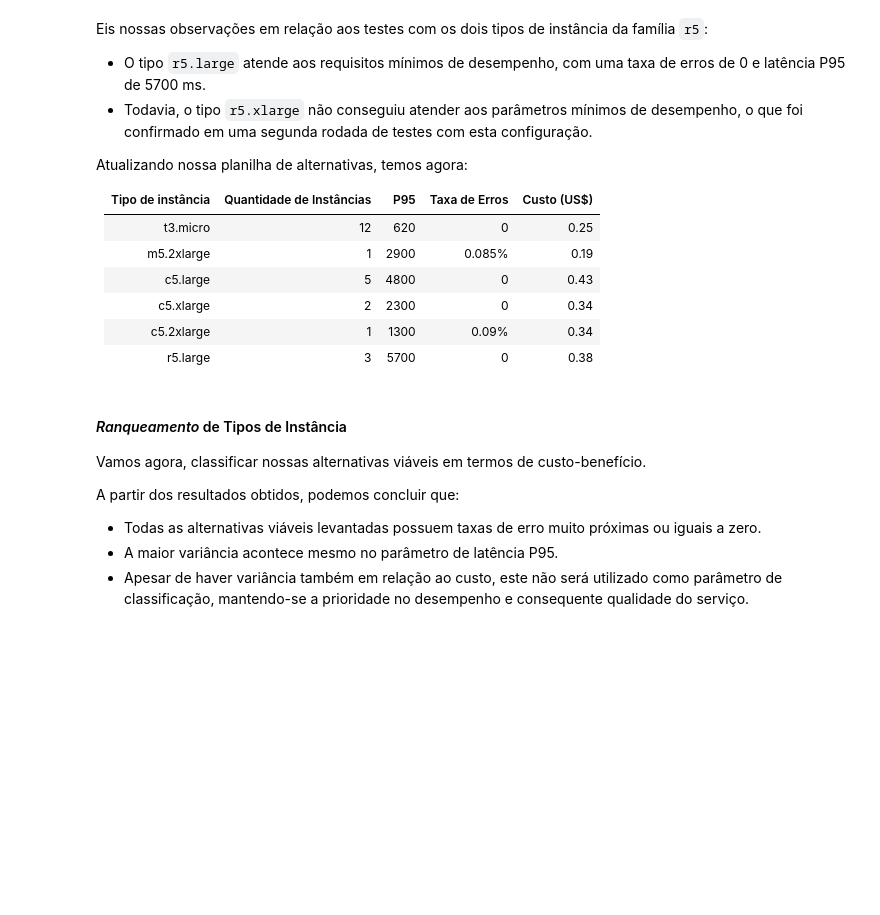
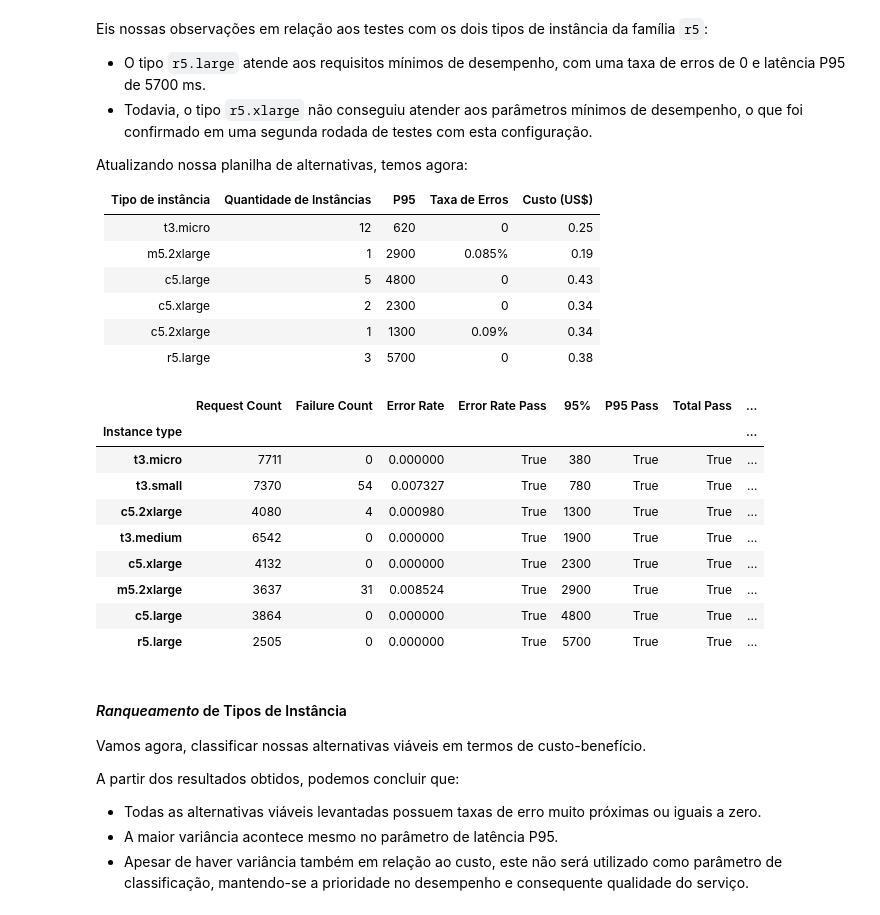
Before and after one commit to jonasluz/DIA.X540.cloud-ai, a Jupyter notebook: Project-4/Project-4.ipynb, the cells around one changed output. Drawn from its saved outputs; the diff is of its cells as text; code cells hidden in the pictures; blank space fills up the shorter version.

```diff
--- a/Project-4/Project-4.ipynb
+++ b/Project-4/Project-4.ipynb
@@ -330,0 +373,9 @@ As observações que se pode depreender dos resultados obtidos para 500 usuário
+# %%
+t3_candidates = [
+    'results/t3-micro_100u_48i_stats.csv',
+    'results/t3-micro_100u_24i_stats.csv',
+    'results/t3-small_100u_24i_stats.csv',
+    'results/t3-medium_100u_12i_stats.csv',
+]
+
+consolidate_results(t3_candidates)
@@ -562,6 +615,24 @@ Atualizando nossa planilha de alternativas, temos agora:
 | c5.xlarge | 2 | 2300 | 0 | 0.34 |
 | c5.2xlarge | 1 | 1300 | 0.09% | 0.34 |
 | r5.large | 3 | 5700 | 0 | 0.38 |
+# %%
+r5_candidates = ['results/r5-large_100u_3i_stats.csv']
+
+candidate_csvs = t3_candidates + m5_candidates + c5_candidates + r5_candidates
+
+df_results = consolidate_results(candidate_csvs)
+df_results
+# %% [output]
+|  | Request Count | Failure Count | Error Rate | Error Rate Pass | 95% | P95 Pass | Total Pass | ... |
+| Instance type |  |  |  |  |  |  |  | ... |
+| t3.micro | 7711 | 0 | 0.000000 | True | 380 | True | True | ... |
+| t3.small | 7370 | 54 | 0.007327 | True | 780 | True | True | ... |
+| c5.2xlarge | 4080 | 4 | 0.000980 | True | 1300 | True | True | ... |
+| t3.medium | 6542 | 0 | 0.000000 | True | 1900 | True | True | ... |
+| c5.xlarge | 4132 | 0 | 0.000000 | True | 2300 | True | True | ... |
+| m5.2xlarge | 3637 | 31 | 0.008524 | True | 2900 | True | True | ... |
+| c5.large | 3864 | 0 | 0.000000 | True | 4800 | True | True | ... |
+| r5.large | 2505 | 0 | 0.000000 | True | 5700 | True | True | ... |
 # %% [markdown]
 #### *Ranqueamento* de Tipos de Instância
 
```
Also changed, not shown: parts of 57 cells of this notebook, 8 other files.
